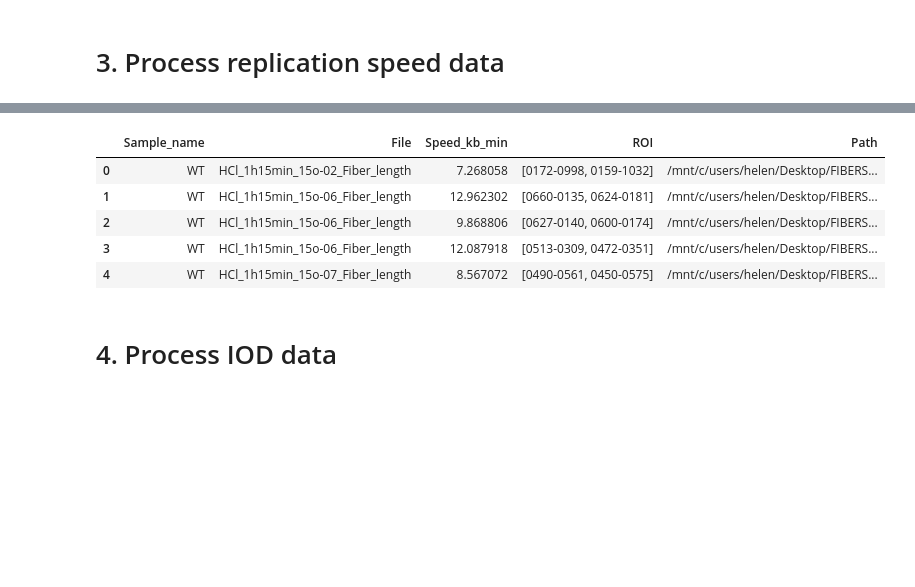
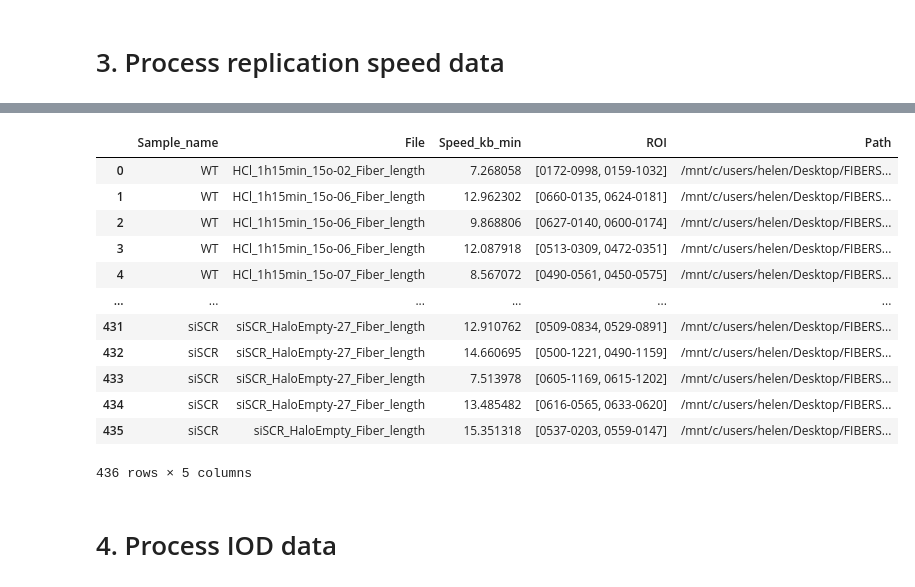
Before and after one commit to Lopatushka/DNA_fibers, a Jupyter notebook: data_agg.ipynb, the cells around one changed output, grey strips where cells are left out. Drawn from its saved outputs; the diff is of its cells as text; code cells hidden in the pictures; blank space fills up the shorter version.

Commit message:
add replication speed stats

```diff
--- a/data_agg.ipynb
+++ b/data_agg.ipynb
@@ -208,15 +211,22 @@ speed_processed['Speed_kb_min'] = speed_processed['Total_Length'].apply(lambda x
 
 # Delete extra columns
 replication_speed = speed_processed[['Sample_name', 'File', 'Speed_kb_min', 'ROI', 'Path']]
-# %%
-replication_speed.head()
-# %% [output]
-|  | Sample_name | File | Speed_kb_min | ROI | Path |
-| 0 | WT | HCl_1h15min_15o-02_Fiber_length | 7.268058 | [0172-0998, 0159-1032] | /mnt/c/users/helen/Desktop/FIBERS... |
-| 1 | WT | HCl_1h15min_15o-06_Fiber_length | 12.962302 | [0660-0135, 0624-0181] | /mnt/c/users/helen/Desktop/FIBERS... |
-| 2 | WT | HCl_1h15min_15o-06_Fiber_length | 9.868806 | [0627-0140, 0600-0174] | /mnt/c/users/helen/Desktop/FIBERS... |
-| 3 | WT | HCl_1h15min_15o-06_Fiber_length | 12.087918 | [0513-0309, 0472-0351] | /mnt/c/users/helen/Desktop/FIBERS... |
-| 4 | WT | HCl_1h15min_15o-07_Fiber_length | 8.567072 | [0490-0561, 0450-0575] | /mnt/c/users/helen/Desktop/FIBERS... |
+# %%
+replication_speed
+# %% [output]
+|  | Sample_name | File | Speed_kb_min | ROI | Path |
+| 0 | WT | HCl_1h15min_15o-02_Fiber_length | 7.268058 | [0172-0998, 0159-1032] | /mnt/c/users/helen/Desktop/FIBERS... |
+| 1 | WT | HCl_1h15min_15o-06_Fiber_length | 12.962302 | [0660-0135, 0624-0181] | /mnt/c/users/helen/Desktop/FIBERS... |
+| 2 | WT | HCl_1h15min_15o-06_Fiber_length | 9.868806 | [0627-0140, 0600-0174] | /mnt/c/users/helen/Desktop/FIBERS... |
+| 3 | WT | HCl_1h15min_15o-06_Fiber_length | 12.087918 | [0513-0309, 0472-0351] | /mnt/c/users/helen/Desktop/FIBERS... |
+| 4 | WT | HCl_1h15min_15o-07_Fiber_length | 8.567072 | [0490-0561, 0450-0575] | /mnt/c/users/helen/Desktop/FIBERS... |
+| ... | ... | ... | ... | ... | ... |
+| 431 | siSCR | siSCR_HaloEmpty-27_Fiber_length | 12.910762 | [0509-0834, 0529-0891] | /mnt/c/users/helen/Desktop/FIBERS... |
+| 432 | siSCR | siSCR_HaloEmpty-27_Fiber_length | 14.660695 | [0500-1221, 0490-1159] | /mnt/c/users/helen/Desktop/FIBERS... |
+| 433 | siSCR | siSCR_HaloEmpty-27_Fiber_length | 7.513978 | [0605-1169, 0615-1202] | /mnt/c/users/helen/Desktop/FIBERS... |
+| 434 | siSCR | siSCR_HaloEmpty-27_Fiber_length | 13.485482 | [0616-0565, 0633-0620] | /mnt/c/users/helen/Desktop/FIBERS... |
+| 435 | siSCR | siSCR_HaloEmpty_Fiber_length | 15.351318 | [0537-0203, 0559-0147] | /mnt/c/users/helen/Desktop/FIBERS... |
+436 rows × 5 columns
 # %% [markdown]
 # 4. Process IOD data
 # %%
```
Also changed, not shown: parts of 17 cells of this notebook.
